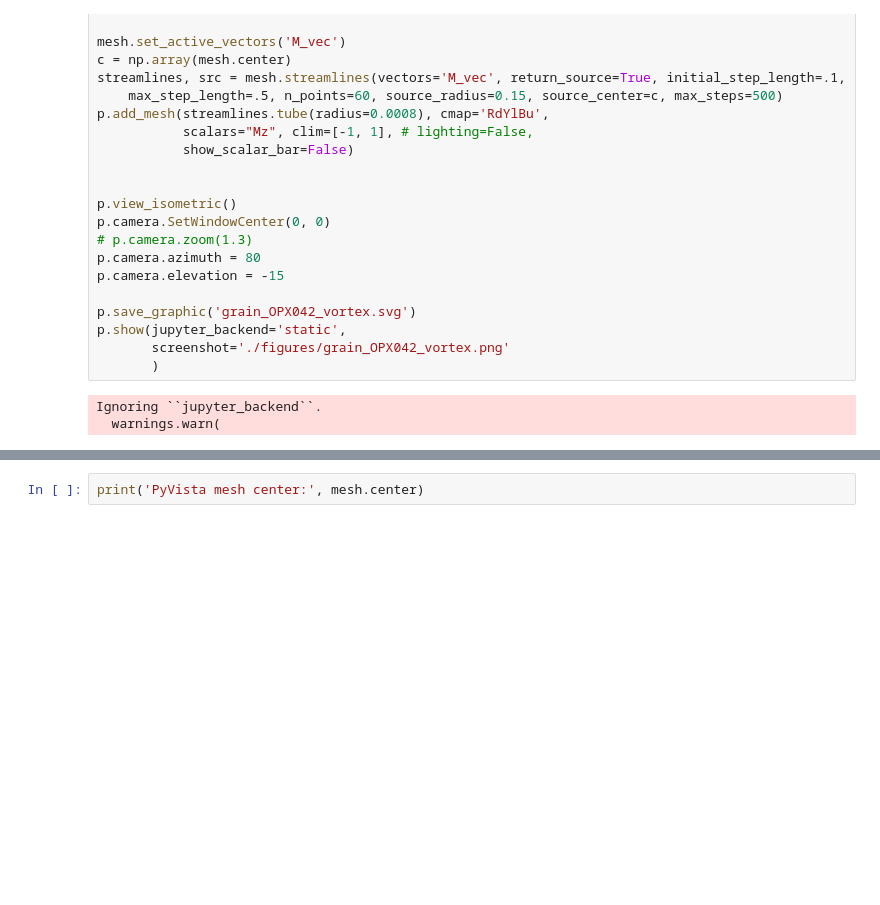
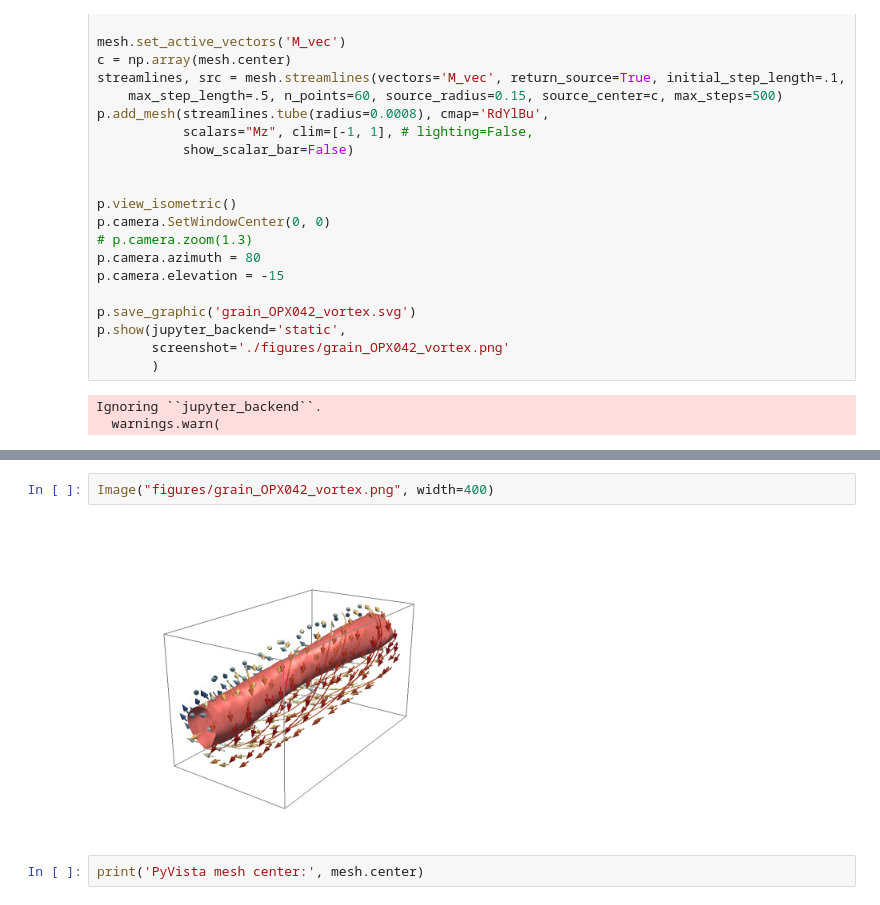
Before and after one commit to Micromagnetic-Tomography/paper-2023-mmt-numerical-libraries, a Jupyter notebook: notebooks/micro_demag_signature_Ngrains.ipynb, the cells around one changed output, grey strips where cells are left out. Drawn from its saved outputs; the diff is of its cells as text; blank space fills up the shorter version.

```diff
--- a/notebooks/micro_demag_signature_Ngrains.ipynb
+++ b/notebooks/micro_demag_signature_Ngrains.ipynb
@@ -157,3 +160,7 @@ Ignoring ``jupyter_backend``.
+# %%
+Image("figures/grain_OPX042_vortex.png", width=400)
+# %% [output]
+[figure, added]
 # %%
 print('PyVista mesh center:', mesh.center)
 # %% [output]
```
Also changed, not shown: parts of 7 cells of this notebook, 3 other files.
